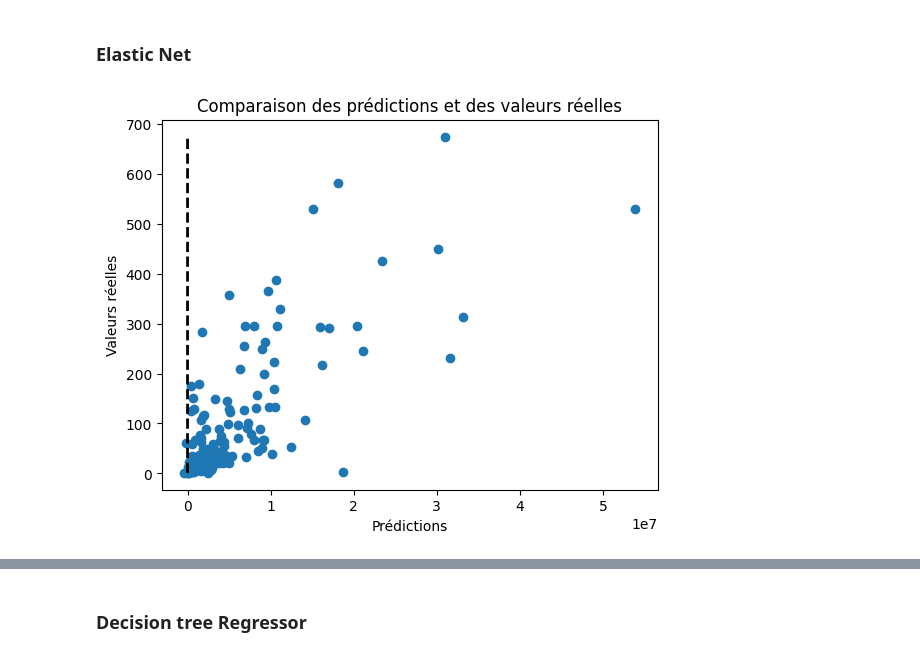
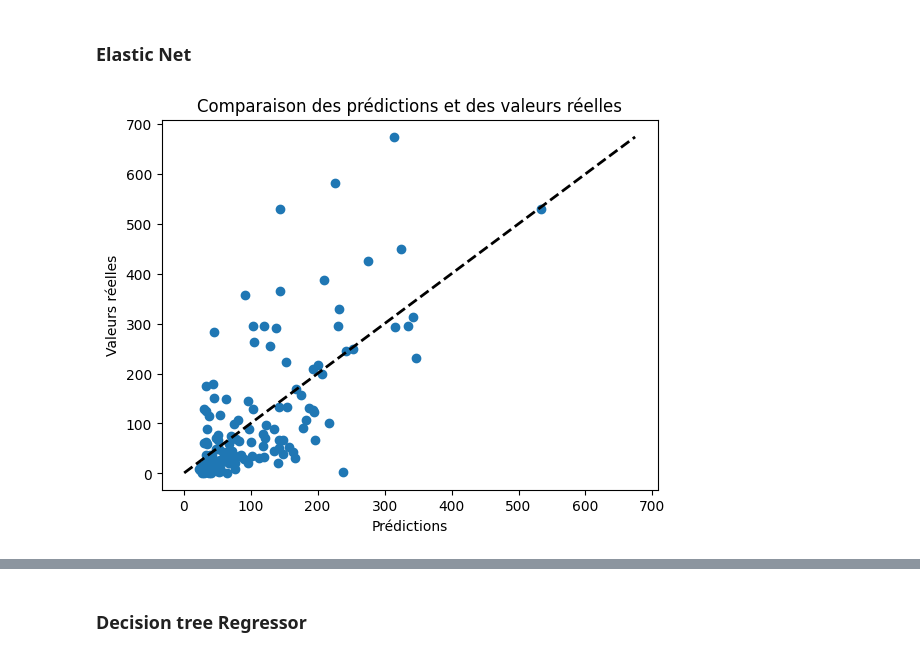
Before and after one commit to Cyr-dcx/LinearRegression-for-building-consumption, a Jupyter notebook: notebooks/exploration.ipynb, the cells around one changed output, grey strips where cells are left out. Cells and saved outputs as stored; diff of their text form; code cells hidden in the pictures.

```diff
--- a/notebooks/exploration.ipynb
+++ b/notebooks/exploration.ipynb
@@ -569,20 +552,20 @@ show_fetures_coef(grid_ridge_nrg, columns_enrg)
 # %% [markdown]
 ### Elastic Net
 # %%
-elnet = ElasticNet(max_iter=20000)
+elnet = ElasticNet(max_iter=20000,random_state=42)
 alpha_space = np.logspace(-5, 3, 15)   # Checking for alpha from .0001 to 1 and finding the best value for alpha
 l1_space = np.logspace(-3, 0, 15)
 parameters = {"alpha" : alpha_space,
             "l1_ratio" : l1_space}
 grid_elnet_nrg = GridSearchCV(elnet,
                             param_grid=parameters,
                             cv=5,
                             n_jobs=-1,
                             scoring=scoring,
                             refit="r2")
-grid_elnet_nrg.fit(X_ghe_train, y_ghe_train)
+grid_elnet_nrg.fit(X_enrg_train, y_enrg_train)
 
 metrics_df = evaluate_prediction(label_1,X_enrg_test, y_enrg_test, metrics_df, grid_elnet_nrg)
 # %% [output]
-[figure, old version]
+[figure, new version]
 |  | label | modèle | r2 | mae | rmse | mean_fit_time | best_params |
```
Also changed, not shown: parts of 35 cells of this notebook.
